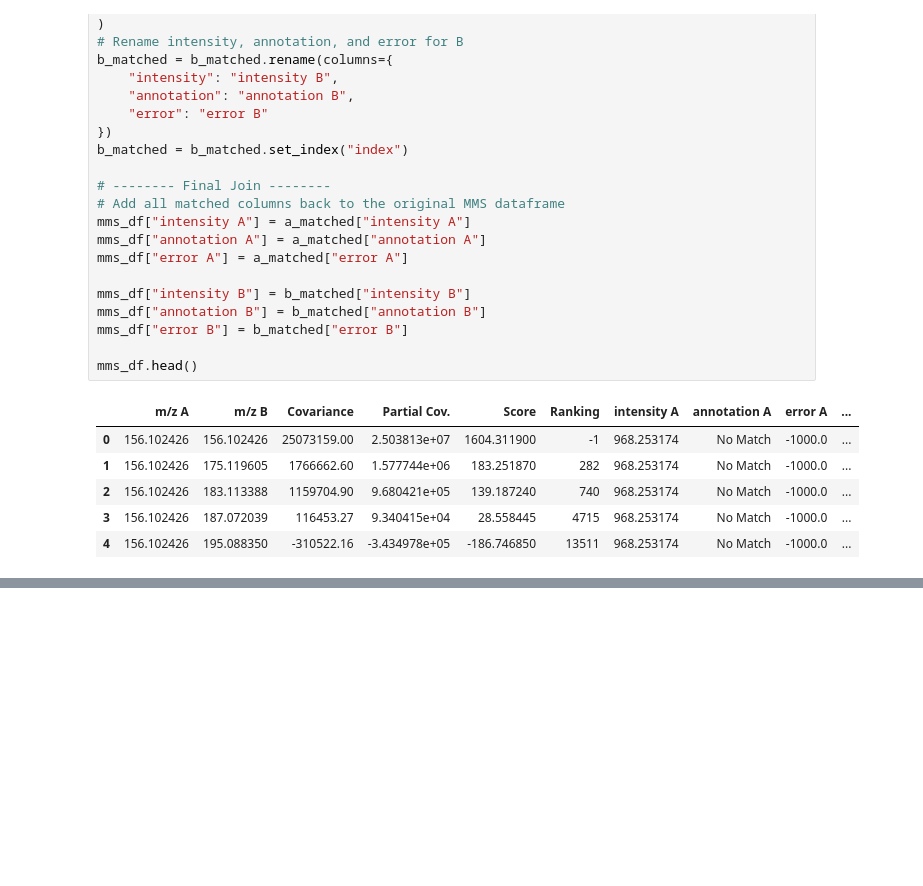
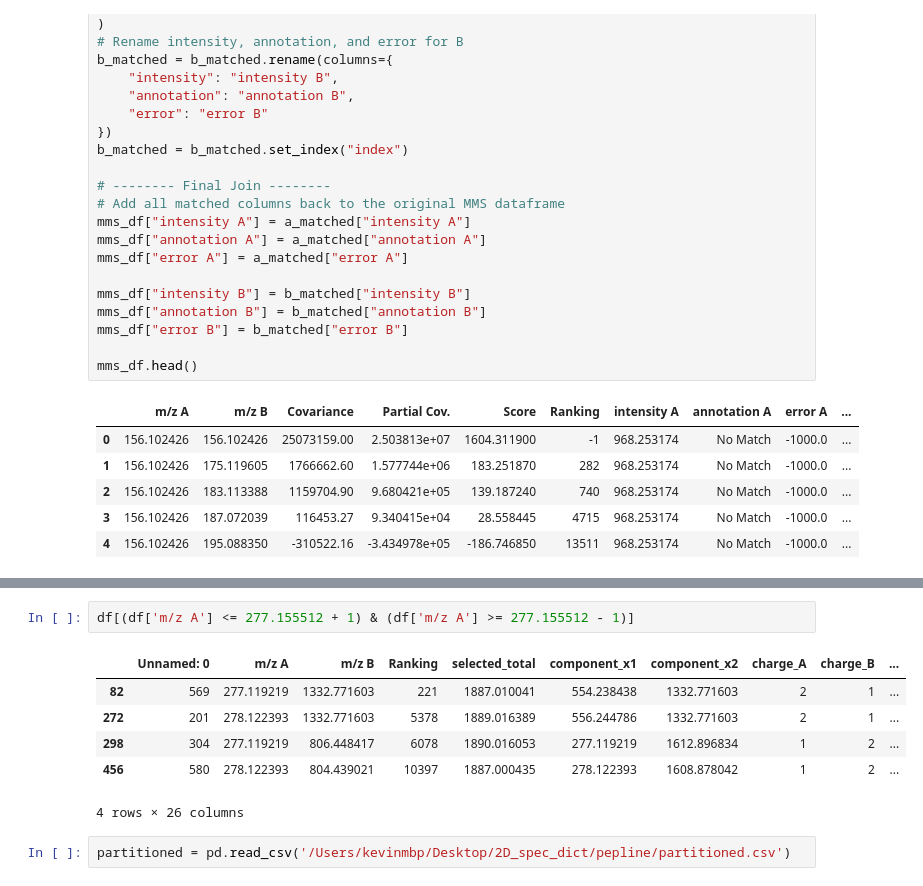
Before and after one commit to Kevinxsn/2D_spec_dict, a Jupyter notebook: pepline/pepline_test.ipynb, the cells around one changed output, grey strips where cells are left out. Drawn from its saved outputs; the diff is of its cells as text; blank space fills up the shorter version.

```diff
--- a/pepline/pepline_test.ipynb
+++ b/pepline/pepline_test.ipynb
@@ -572,0 +584,11 @@ mms_df.head()
+# %%
+df[(df['m/z A'] <= 277.155512 + 1) & (df['m/z A'] >= 277.155512 - 1)]
+# %% [output]
+|  | Unnamed: 0 | m/z A | m/z B | Ranking | selected_total | component_x1 | component_x2 | charge_A | charge_B | ... |
+| 82 | 569 | 277.119219 | 1332.771603 | 221 | 1887.010041 | 554.238438 | 1332.771603 | 2 | 1 | ... |
+| 272 | 201 | 278.122393 | 1332.771603 | 5378 | 1889.016389 | 556.244786 | 1332.771603 | 2 | 1 | ... |
+| 298 | 304 | 277.119219 | 806.448417 | 6078 | 1890.016053 | 277.119219 | 1612.896834 | 1 | 2 | ... |
+| 456 | 580 | 278.122393 | 804.439021 | 10397 | 1887.000435 | 278.122393 | 1608.878042 | 1 | 2 | ... |
+4 rows × 26 columns
+# %%
+partitioned = pd.read_csv('/Users/kevinmbp/Desktop/2D_spec_dict/pepline/partitioned.csv')
```
Also changed, not shown: parts of 2 cells of this notebook, 15 other files.
